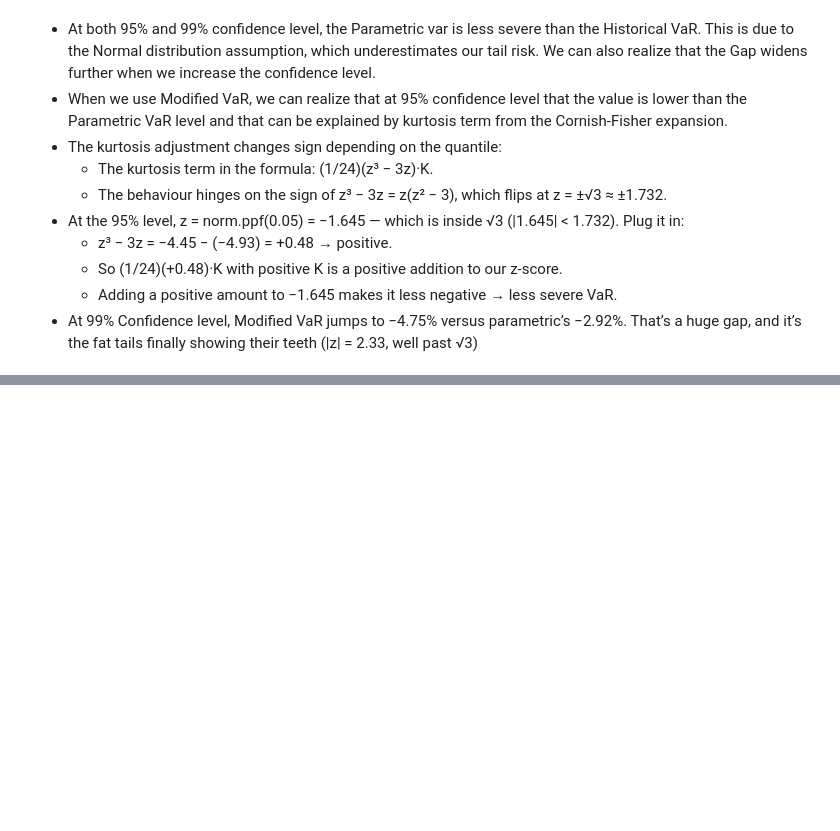
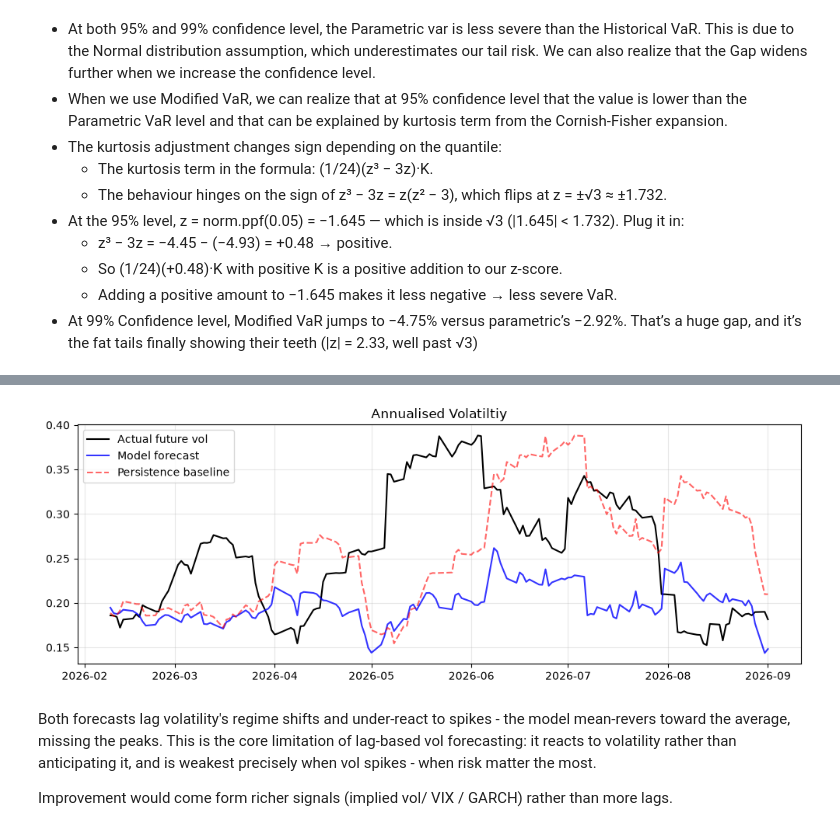
Before and after one commit to charbelalazzi/portfolio-risk-analyzer, a Jupyter notebook: Portfolio Analyzer.ipynb, the cells around one changed output, grey strips where cells are left out. Saved outputs shown, nothing was run; the diff lists cells and outputs as text; code cells hidden in the pictures; blank space fills up the shorter version.

```diff
--- a/Portfolio Analyzer.ipynb
+++ b/Portfolio Analyzer.ipynb
@@ -378,0 +537,31 @@ Modified VaR (99% confidence level): -4.7502968515674056%
+# %%
+# Predicting the target with only 2 lag features
+y_future = realised_vol.shift(-HORIZON) # negative shift = pull future values back
+
+X = make_vol_features(realised_vol, n_lags=2)
+
+data = X.copy()
+data["y_future"] = y_future
+data =data.dropna()
+
+X = data.drop(columns="y_future")
+y = data["y_future"]
+
+
+# Chronological split
+split = int(len(X) * 0.8)
+X_train, X_test = X.iloc[:split], X.iloc[split:]
+y_train, y_test = y.iloc[:split], y.iloc[split:]
+
+baseline_pred = X_test["vol_lag_1"]
+baseline_mae = mean_absolute_error(y_test, baseline_pred)
+
+# model
+
+model.fit(X_train, y_train)
+model_pred = model.predict(X_test)
+model_mae = mean_absolute_error(y_test, model_pred)
+
+print(f"Baseline MAE: {baseline_mae: .5f}")
+print(f"Model MAE: {model_mae: .5f}")
+print(f"Improvement over baseline: {(1 - model_mae/baseline_mae)*100:.1f}%")
@@ -378,0 +580,17 @@ Modified VaR (99% confidence level): -4.7502968515674056%
+# %%
+# Plotting
+
+plt.figure(figsize=(12,4))
+plt.plot(y_test.index, y_test.values, label="Actual future vol", color="black", linewidth=1.5)
+plt.plot(y_test.index, model_pred, label="Model forecast", color="blue", alpha=0.8)
+plt.plot(y_test.index, baseline_pred, label="Persistence baseline", color="red", alpha=0.6, linestyle="--")
+plt.title("Annualised Volatility")
+plt.legend()
+plt.grid(True, alpha=0.3)
+plt.show()
+# %% [output]
+[figure, added]
+# %% [markdown]
+Both forecasts lag volatility's regime shifts and under-react to spikes - the model mean-revers toward the average, missing the peaks. This is the core limitation of lag-based vol forecasting: it reacts to volatility rather than anticipating it, and is weakest precisely when vol spikes - when risk matter the most.
+
+Improvement would come form richer signals (implied vol/ VIX / GARCH) rather than more lags.
```
Also changed, not shown: parts of 14 cells of this notebook.
